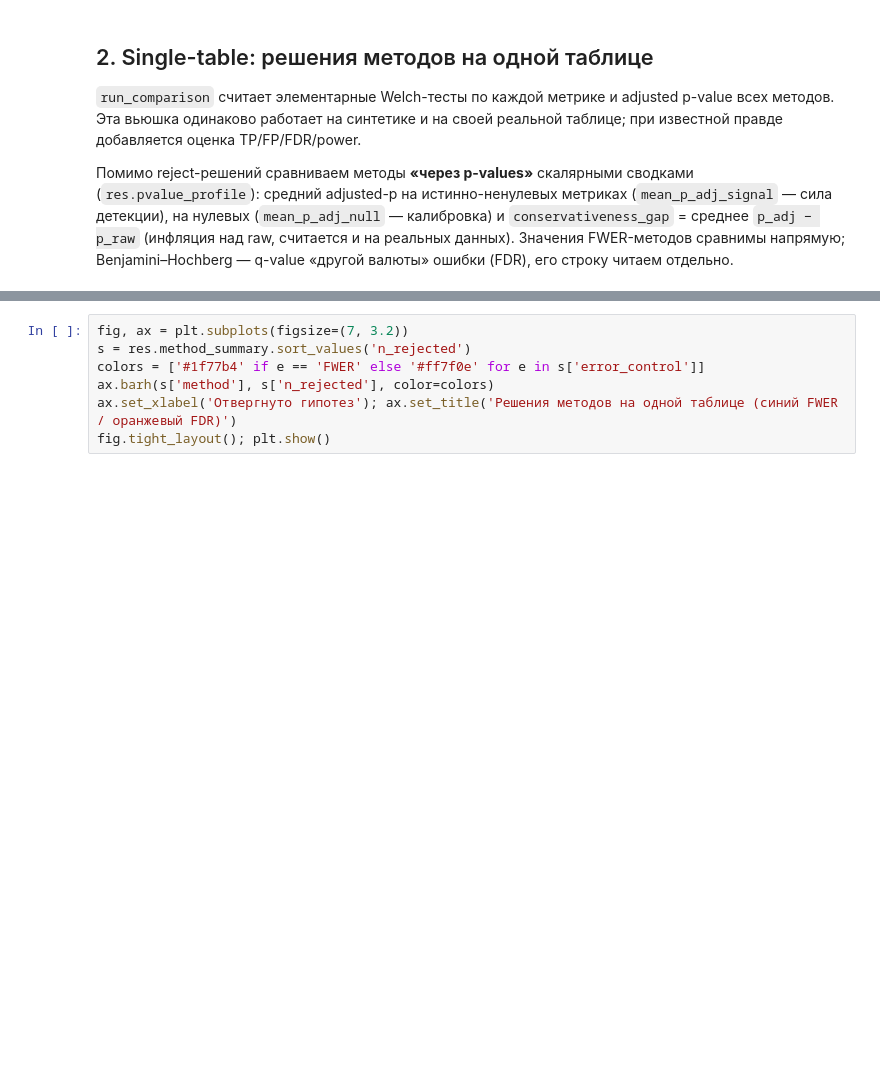
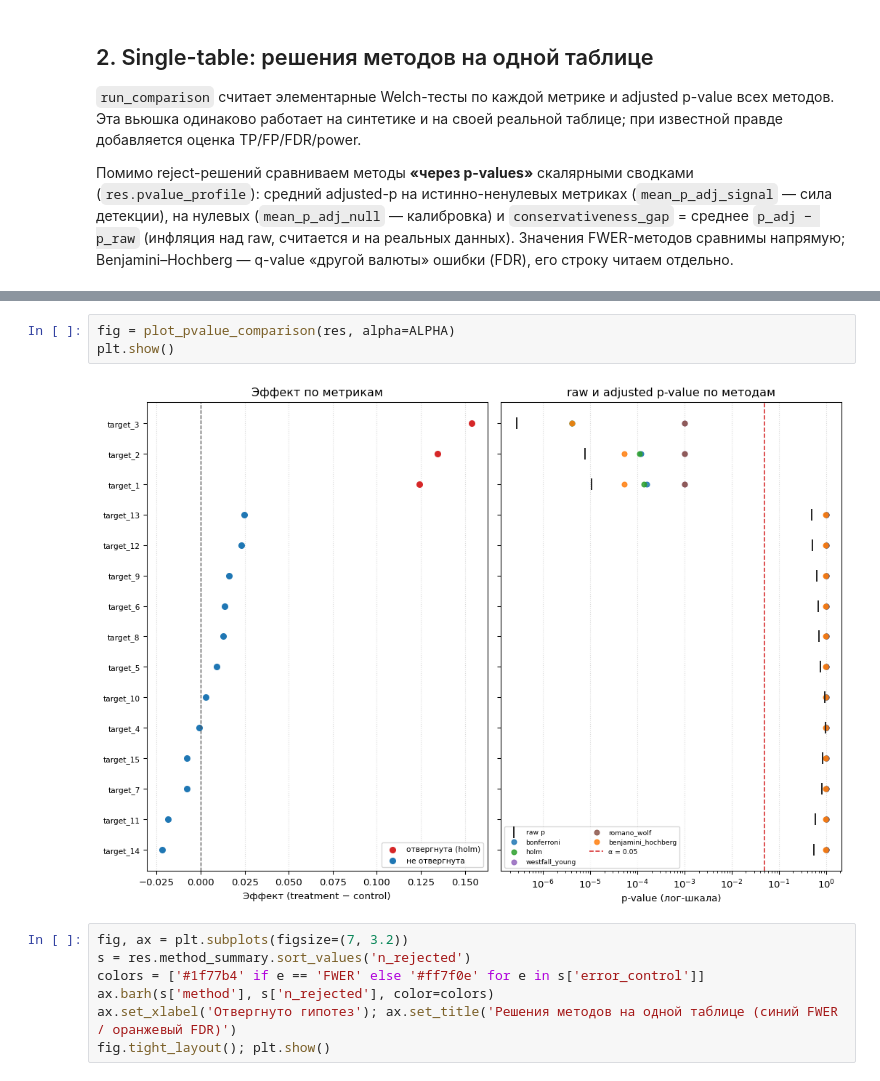
Before and after one commit to Yurashku/rnd_reports, a Jupyter notebook: rnd/08_multiple_testing/notebook_internal.ipynb, the cells around one changed output, grey strips where cells are left out. Saved outputs shown, nothing was run; the diff lists cells and outputs as text; blank space fills up the shorter version.

```diff
--- a/rnd/08_multiple_testing/notebook_internal.ipynb
+++ b/rnd/08_multiple_testing/notebook_internal.ipynb
@@ -655,3 +765,8 @@ benjamini_hochberg           FDR         3.6364e-05           0.9702
+# %%
+fig = plot_pvalue_comparison(res, alpha=ALPHA)
+plt.show()
+# %% [output]
+[figure, added]
 # %%
 fig, ax = plt.subplots(figsize=(7, 3.2))
 s = res.method_summary.sort_values('n_rejected')
```
Also changed, not shown: parts of 3 cells of this notebook, 7 other files.
